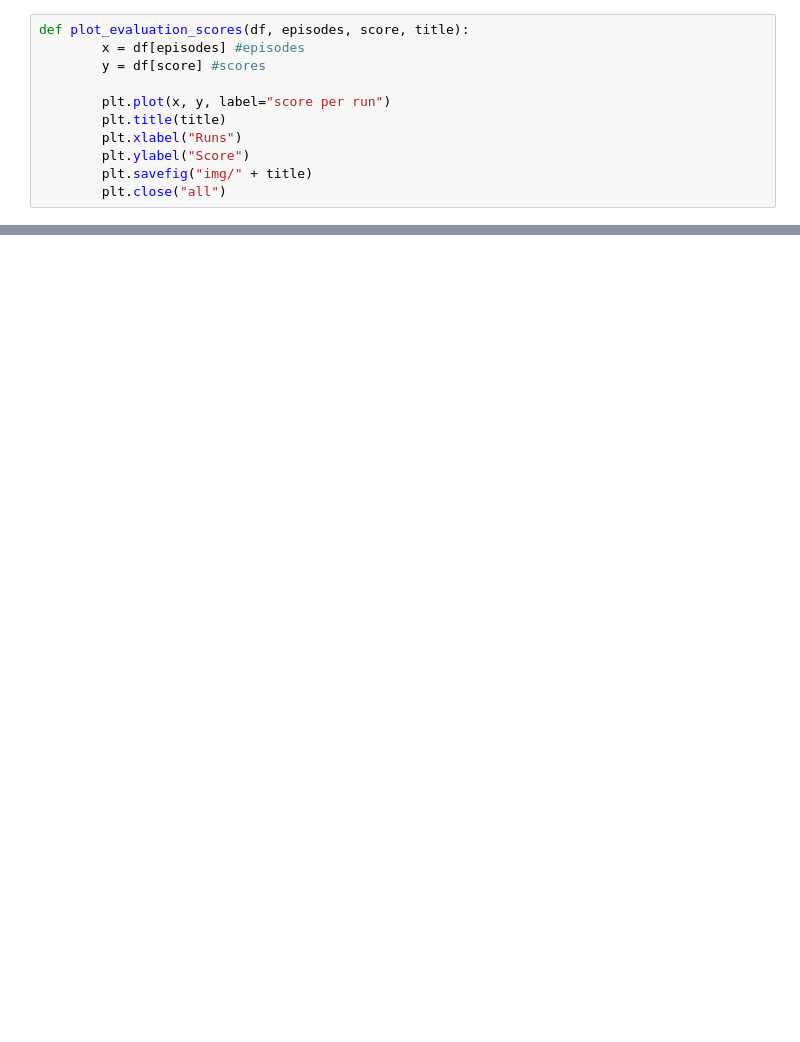
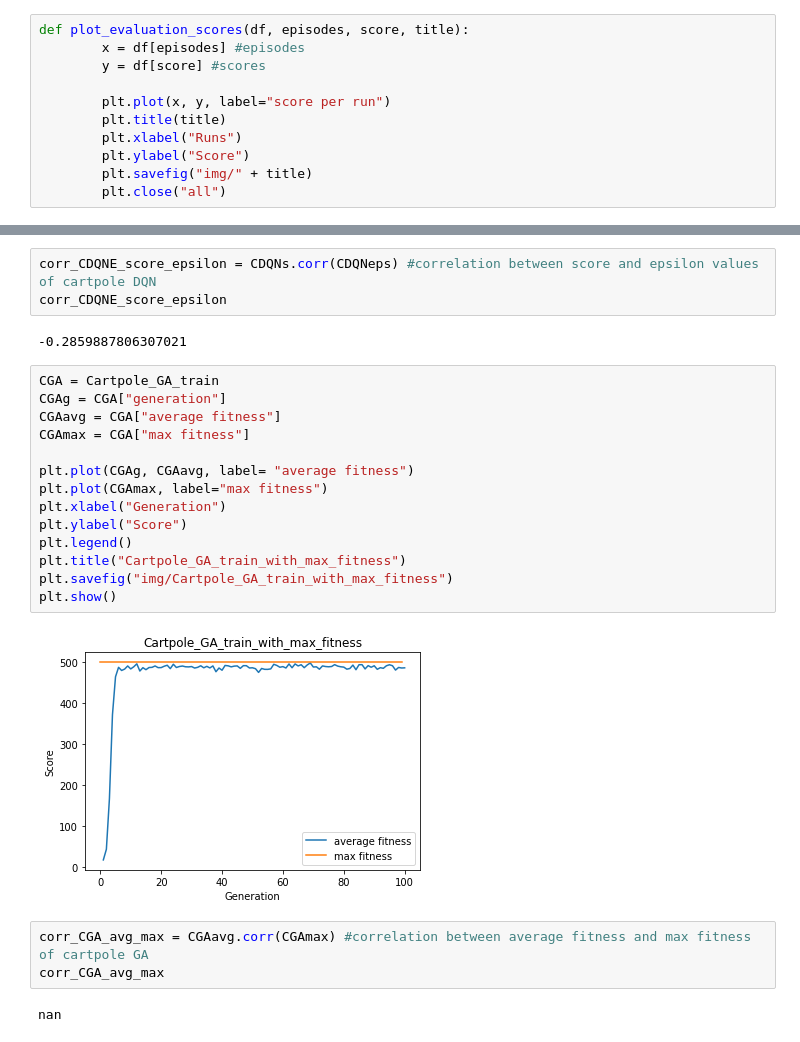
Before and after one commit to lisavangelderen/Capstone_repo, a Jupyter notebook: plot_evaluations.ipynb, the cells around one changed output, grey strips where cells are left out. Saved outputs shown, nothing was run; the diff lists cells and outputs as text; blank space fills up the shorter version.

```diff
--- a/plot_evaluations.ipynb
+++ b/plot_evaluations.ipynb
@@ -62,0 +116,26 @@ plot_evaluation_scores(Lunar_NS_train, "generation","average fitness", "Lunar_NS
+# %%
+corr_CDQNE_score_epsilon = CDQNs.corr(CDQNeps) #correlation between score and epsilon values of cartpole DQN
+corr_CDQNE_score_epsilon
+# %% [output]
+-0.2859887806307021
+# %%
+CGA = Cartpole_GA_train
+CGAg = CGA["generation"]
+CGAavg = CGA["average fitness"]
+CGAmax = CGA["max fitness"]
+
+plt.plot(CGAg, CGAavg, label= "average fitness")
+plt.plot(CGAmax, label="max fitness")
+plt.xlabel("Generation")
+plt.ylabel("Score")
+plt.legend()
+plt.title("Cartpole_GA_train_with_max_fitness")
+plt.savefig("img/Cartpole_GA_train_with_max_fitness")
+plt.show()
+# %% [output]
+[figure, added]
+# %%
+corr_CGA_avg_max = CGAavg.corr(CGAmax) #correlation between average fitness and max fitness of cartpole GA
+corr_CGA_avg_max
+# %% [output]
+nan
```
Also changed, not shown: parts of 21 cells of this notebook, 26 other files.
